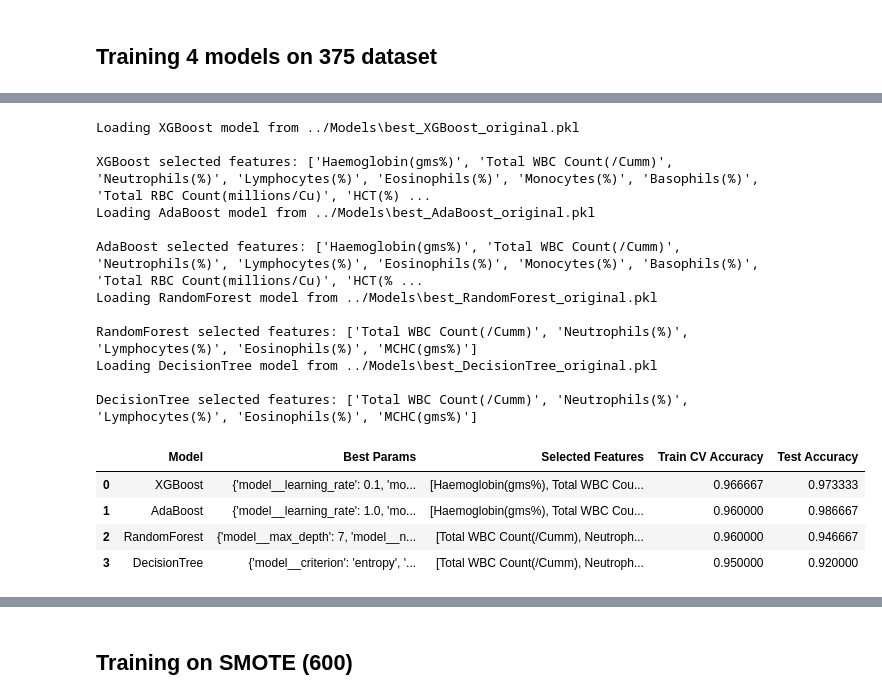
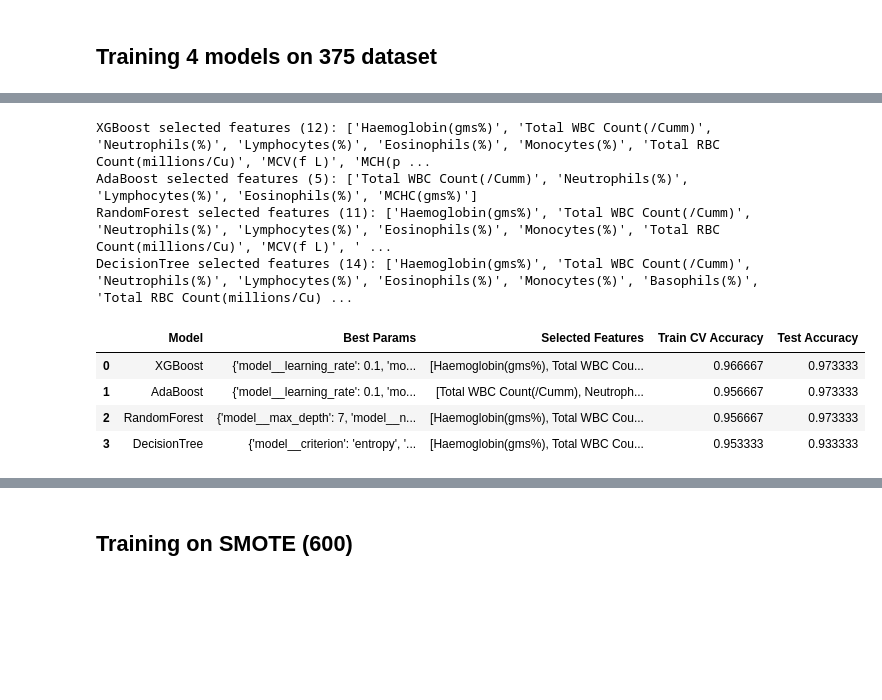
Before and after one commit to debashreebanerjee/COVIPRED-INDIAN, a Jupyter notebook: Codes/India.ipynb, the cells around one changed output, grey strips where cells are left out. Drawn from its saved outputs; the diff is of its cells as text; code cells hidden in the pictures; blank space fills up the shorter version.

Commit message:
added India training results and requirements.txt

```diff
--- a/Codes/India.ipynb
+++ b/Codes/India.ipynb
@@ -153,61 +259,50 @@ Test accuracy: 0.9200
 # %%
-import os
-import joblib
-
 MODELS_DIR = '../Models'
 os.makedirs(MODELS_DIR, exist_ok=True)
 
 # Display summary of results for all models and print best features
 
 def get_selected_features(pipe, feature_names):
     selector = pipe.named_steps['select']
     if hasattr(selector, 'get_support'):
         mask = selector.get_support()
         return list(feature_names[mask])
     return []
 
 feature_names = X_train.columns if 'X_train' in locals() else df.drop('Result', axis=1).columns
 
 display_results = []
 for name, res in results.items():
     model_path = os.path.join(MODELS_DIR, f'best_{name}_original.pkl')
-    if os.path.exists(model_path):
-        print(f"Loading {name} model from {model_path}")
-        best_pipe = joblib.load(model_path)
+    best_pipe = best_estimators[name]
+
+    # Get selected features - either from results or by computing
+    if res.get('selected_features'):
+        selected_features = res['selected_features']
     else:
-        best_pipe = best_estimators[name]
-        joblib.dump(best_pipe, model_path)
-        print(f"Saved {name} model to {model_path}")
-    selected_features = get_selected_features(best_pipe, feature_names)
-    test_score = best_pipe.score(X_test, y_test)
+        selected_features = get_selected_features(best_pipe, feature_names)
+
+    test_score = res.get('test_score', best_pipe.score(X_test, y_test))
+
     display_results.append({
         'Model': name,
         'Best Params': res['best_params'],
         'Selected Features': selected_features,
         'Train CV Accuracy': res['train_score'],
         'Test Accuracy': test_score
     })
-    print(f"\n{name} selected features: {selected_features}")
+    print(f"{name} selected features ({len(selected_features)}): {selected_features}")
 
-import pandas as pd
 df_results = pd.DataFrame(display_results)
 df_results
 # %% [output]
-Loading XGBoost model from ../Models\best_XGBoost_original.pkl
-
-XGBoost selected features: ['Haemoglobin(gms%)', 'Total WBC Count(/Cumm)', 'Neutrophils(%)', 'Lymphocytes(%)', 'Eosinophils(%)', 'Monocytes(%)', 'Basophils(%)', 'Total RBC Count(millions/Cu)', 'HCT(%) ...
-Loading AdaBoost model from ../Models\best_AdaBoost_original.pkl
-
-AdaBoost selected features: ['Haemoglobin(gms%)', 'Total WBC Count(/Cumm)', 'Neutrophils(%)', 'Lymphocytes(%)', 'Eosinophils(%)', 'Monocytes(%)', 'Basophils(%)', 'Total RBC Count(millions/Cu)', 'HCT(% ...
-Loading RandomForest model from ../Models\best_RandomForest_original.pkl
-
-RandomForest selected features: ['Total WBC Count(/Cumm)', 'Neutrophils(%)', 'Lymphocytes(%)', 'Eosinophils(%)', 'MCHC(gms%)']
-Loading DecisionTree model from ../Models\best_DecisionTree_original.pkl
-
-DecisionTree selected features: ['Total WBC Count(/Cumm)', 'Neutrophils(%)', 'Lymphocytes(%)', 'Eosinophils(%)', 'MCHC(gms%)']
+XGBoost selected features (12): ['Haemoglobin(gms%)', 'Total WBC Count(/Cumm)', 'Neutrophils(%)', 'Lymphocytes(%)', 'Eosinophils(%)', 'Monocytes(%)', 'Total RBC Count(millions/Cu)', 'MCV(f L)', 'MCH(p ...
+AdaBoost selected features (5): ['Total WBC Count(/Cumm)', 'Neutrophils(%)', 'Lymphocytes(%)', 'Eosinophils(%)', 'MCHC(gms%)']
+RandomForest selected features (11): ['Haemoglobin(gms%)', 'Total WBC Count(/Cumm)', 'Neutrophils(%)', 'Lymphocytes(%)', 'Eosinophils(%)', 'Monocytes(%)', 'Total RBC Count(millions/Cu)', 'MCV(f L)', ' ...
+DecisionTree selected features (14): ['Haemoglobin(gms%)', 'Total WBC Count(/Cumm)', 'Neutrophils(%)', 'Lymphocytes(%)', 'Eosinophils(%)', 'Monocytes(%)', 'Basophils(%)', 'Total RBC Count(millions/Cu) ...
 |  | Model | Best Params | Selected Features | Train CV Accuracy | Test Accuracy |
 | 0 | XGBoost | {'model__learning_rate': 0.1, 'mo... | [Haemoglobin(gms%), Total WBC Cou... | 0.966667 | 0.973333 |
-| 1 | AdaBoost | {'model__learning_rate': 1.0, 'mo... | [Haemoglobin(gms%), Total WBC Cou... | 0.960000 | 0.986667 |
-| 2 | RandomForest | {'model__max_depth': 7, 'model__n... | [Total WBC Count(/Cumm), Neutroph... | 0.960000 | 0.946667 |
-| 3 | DecisionTree | {'model__criterion': 'entropy', '... | [Total WBC Count(/Cumm), Neutroph... | 0.950000 | 0.920000 |
+| 1 | AdaBoost | {'model__learning_rate': 0.1, 'mo... | [Total WBC Count(/Cumm), Neutroph... | 0.956667 | 0.973333 |
+| 2 | RandomForest | {'model__max_depth': 7, 'model__n... | [Haemoglobin(gms%), Total WBC Cou... | 0.956667 | 0.973333 |
+| 3 | DecisionTree | {'model__criterion': 'entropy', '... | [Haemoglobin(gms%), Total WBC Cou... | 0.953333 | 0.933333 |
 # %%
```
Also changed, not shown: parts of 7 cells of this notebook, 14 other files.
